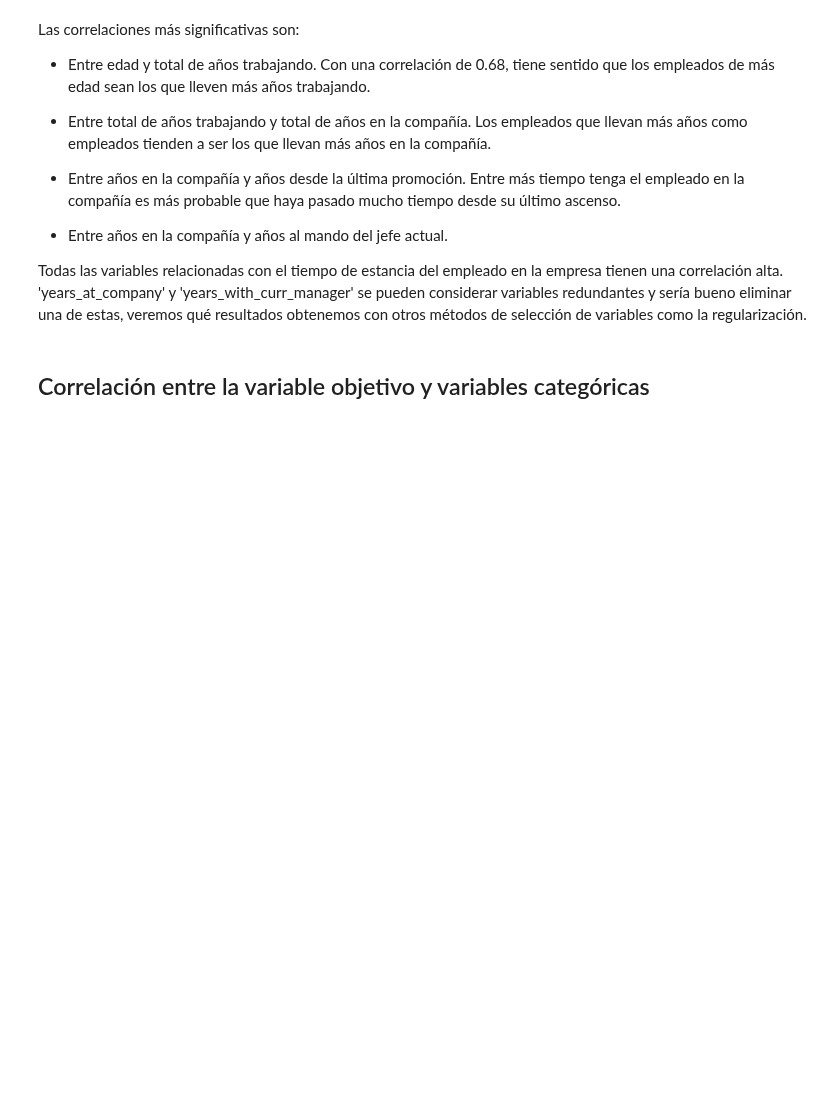
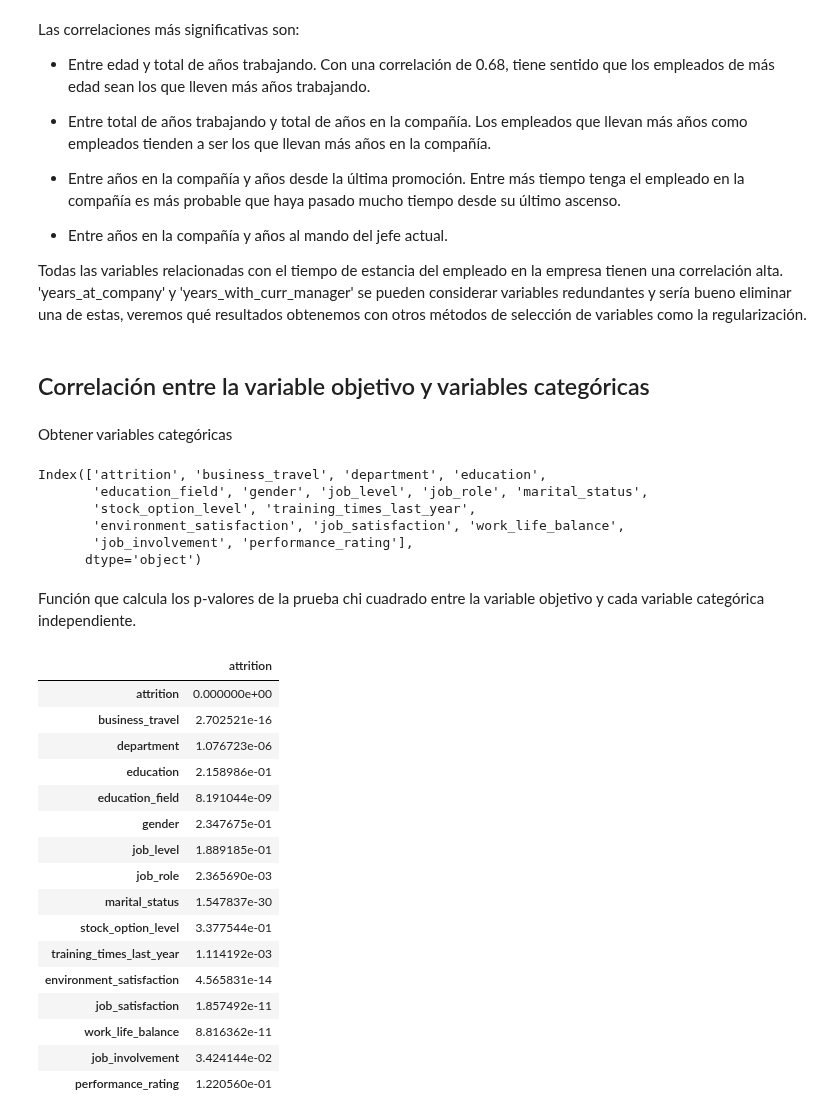
Before and after one commit to AlexanderBedoyaC/pediccion_abandono_empleo, a Jupyter notebook: 5. Alex - Análisis de correlación.ipynb, the cells around one changed output. Saved outputs shown, nothing was run; the diff lists cells and outputs as text; code cells hidden in the pictures; blank space fills up the shorter version.

```diff
--- a/5. Alex - Análisis de correlación.ipynb
+++ b/5. Alex - Análisis de correlación.ipynb
@@ -95,0 +89,14 @@ def corr_cat(df, var1, var2):
+# %% [markdown]
+Obtener variables categóricas
+# %%
+df_categoricas = df.select_dtypes(include='object')
+df_categoricas.columns
+# %% [output]
+Index(['attrition', 'business_travel', 'department', 'education',
+       'education_field', 'gender', 'job_level', 'job_role', 'marital_status',
+       'stock_option_level', 'training_times_last_year',
+       'environment_satisfaction', 'job_satisfaction', 'work_life_balance',
+       'job_involvement', 'performance_rating'],
+      dtype='object')
+# %% [markdown]
+Función que calcula los p-valores de la prueba chi cuadrado entre la variable objetivo y cada variable categórica independiente.
@@ -95,0 +120,21 @@ def corr_cat(df, var1, var2):
+# %%
+df_corr_cat = corr_car(df_categoricas)
+df_corr_cat
+# %% [output]
+|  | attrition |
+| attrition | 0.000000e+00 |
+| business_travel | 2.702521e-16 |
+| department | 1.076723e-06 |
+| education | 2.158986e-01 |
+| education_field | 8.191044e-09 |
+| gender | 2.347675e-01 |
+| job_level | 1.889185e-01 |
+| job_role | 2.365690e-03 |
+| marital_status | 1.547837e-30 |
+| stock_option_level | 3.377544e-01 |
+| training_times_last_year | 1.114192e-03 |
+| environment_satisfaction | 4.565831e-14 |
+| job_satisfaction | 1.857492e-11 |
+| work_life_balance | 8.816362e-11 |
+| job_involvement | 3.424144e-02 |
+| performance_rating | 1.220560e-01 |
```
Also changed, not shown: parts of 12 cells of this notebook, 4 other files.
